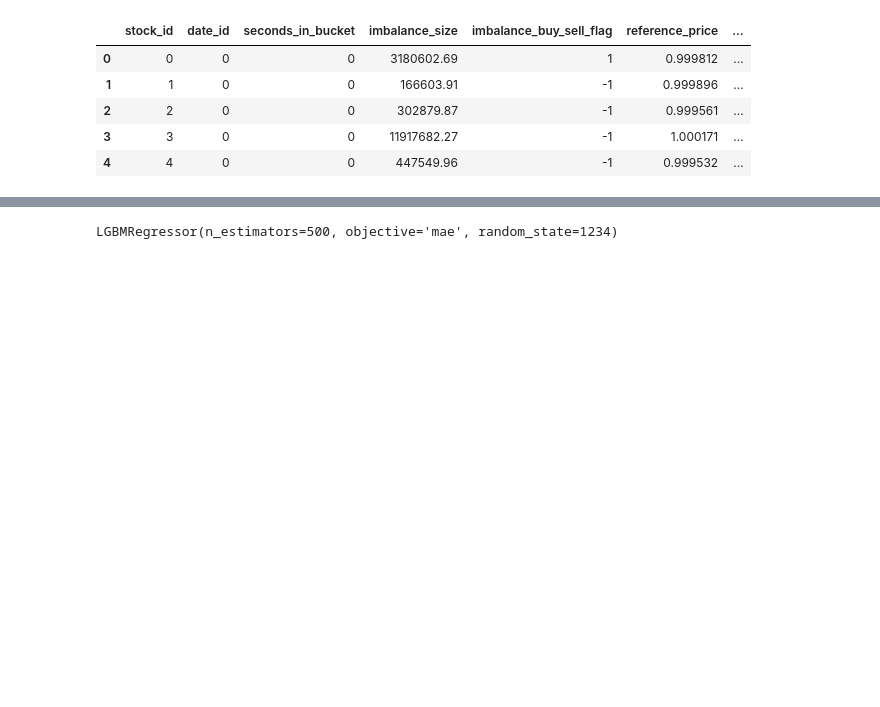
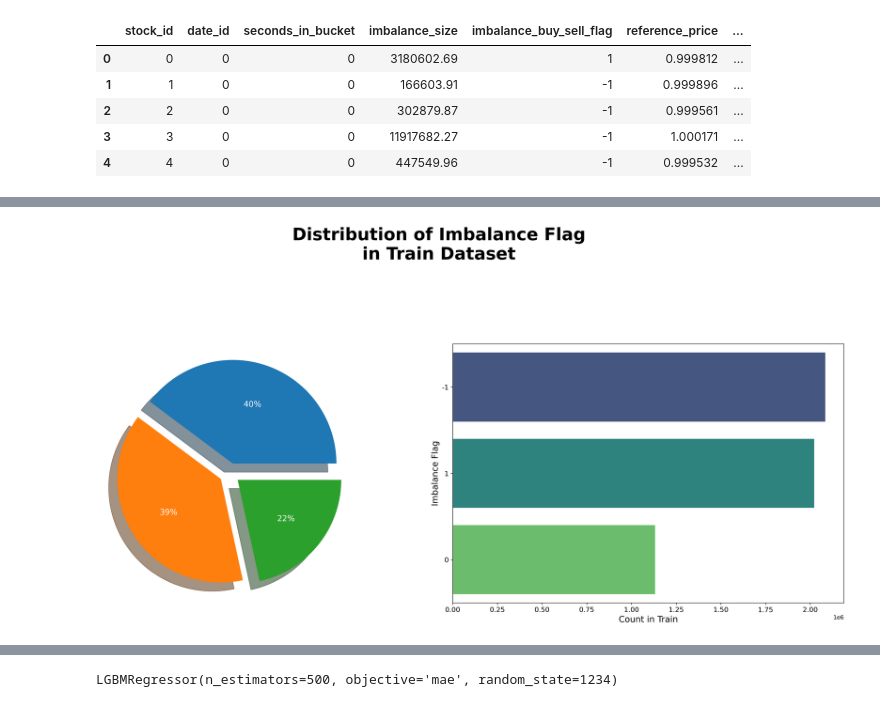
Before and after one commit to Simran2147/QuantumQube-Stock-Prediction, a Jupyter notebook: Final_Project.ipynb, the cells around one changed output, grey strips where cells are left out. Drawn from its saved outputs; the diff is of its cells as text; code cells hidden in the pictures; blank space fills up the shorter version.

```diff
--- a/Final_Project.ipynb
+++ b/Final_Project.ipynb
@@ -278,3 +371,26 @@ sns.scatterplot(data= data_train, x='target', y= 'seconds_in_bucket')
 # %%
 # reseting the index and making a new dataframe with only target data
 data_train_target = data_train.reset_index()['target']
+# %%
+fig, ax = plt.subplots(1, 2, figsize = (20, 10), dpi = 300)
+ax = ax.flatten()
+
+ax[0].pie(
+    imputed_train_df['imbalance_buy_sell_flag'].value_counts(),
+    shadow = True,
+    explode = [.1 for i in range(imputed_train_df['imbalance_buy_sell_flag'].nunique())],
+    autopct = '%1.f%%',
+    textprops = {'size' : 14, 'color' : 'white'}
+)
+
+sns.countplot(data = imputed_train_df, y = 'imbalance_buy_sell_flag', ax = ax[1], palette = 'viridis', order = imputed_train_df['imbalance_buy_sell_flag'].value_counts().index)
+ax[1].yaxis.label.set_size(20)
+plt.yticks(fontsize = 12)
+ax[1].set_xlabel('Count in Train', fontsize = 15)
+ax[1].set_ylabel('Imbalance Flag', fontsize = 15)
+plt.xticks(fontsize = 12)
+
+fig.suptitle('Distribution of Imbalance Flag\nin Train Dataset\n\n\n\n', fontsize = 30, fontweight = 'bold')
+plt.tight_layout()
+# %% [output]
+[figure, added]
```
Also changed, not shown: parts of 20 cells of this notebook.
